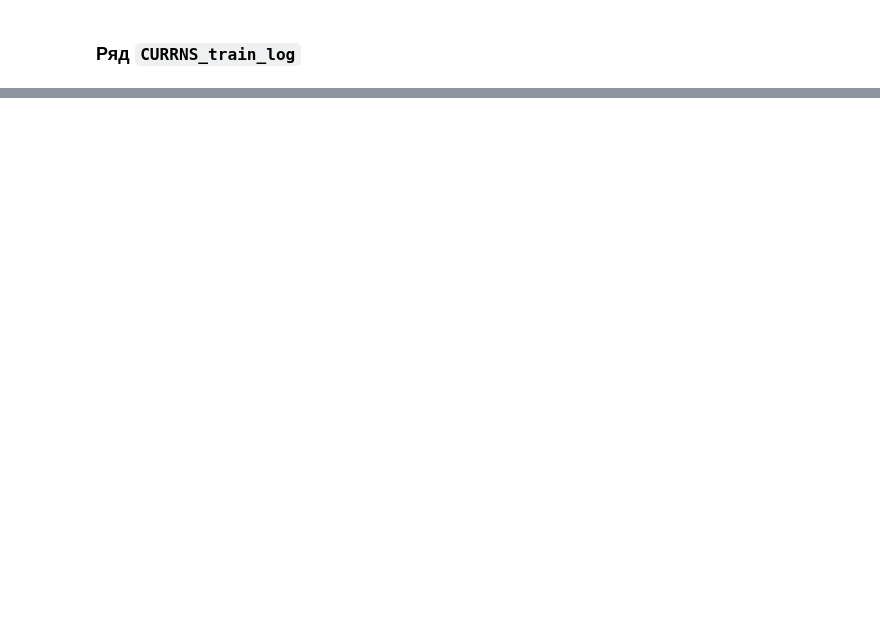
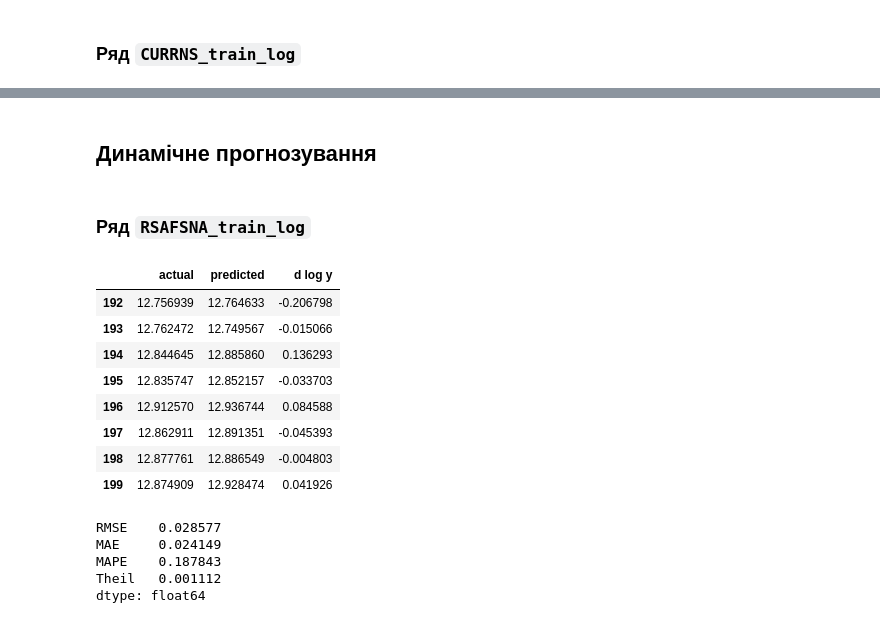
Before and after one commit to andrii0yerko/timeseries_iasa, a Jupyter notebook: lab4.ipynb, the cells around one changed output, grey strips where cells are left out. Saved outputs shown, nothing was run; the diff lists cells and outputs as text; code cells hidden in the pictures; blank space fills up the shorter version.

```diff
--- a/lab4.ipynb
+++ b/lab4.ipynb
@@ -697,0 +662,24 @@ dtype: float64
+# %% [markdown]
+## Динамічне прогнозування
+# %% [markdown]
+### Ряд `RSAFSNA_train_log`
+# %%
+# АРІКС
+diff, pred_arima = ARIMA_forecast(8, 'dynamic', RSAFSNA_train_log, model_params, d=1)
+display(pd.DataFrame({'actual':RSAFSNA_test_log, 'predicted':pred_arima, 'd log y':diff}))
+PredictionEstimation(RSAFSNA_test_log, pred_arima)
+# %% [output]
+|  | actual | predicted | d log y |
+| 192 | 12.756939 | 12.764633 | -0.206798 |
+| 193 | 12.762472 | 12.749567 | -0.015066 |
+| 194 | 12.844645 | 12.885860 | 0.136293 |
+| 195 | 12.835747 | 12.852157 | -0.033703 |
+| 196 | 12.912570 | 12.936744 | 0.084588 |
+| 197 | 12.862911 | 12.891351 | -0.045393 |
+| 198 | 12.877761 | 12.886549 | -0.004803 |
+| 199 | 12.874909 | 12.928474 | 0.041926 |
+RMSE    0.028577
+MAE     0.024149
+MAPE    0.187843
+Theil   0.001112
+dtype: float64
```
Also changed, not shown: parts of 30 cells of this notebook.
